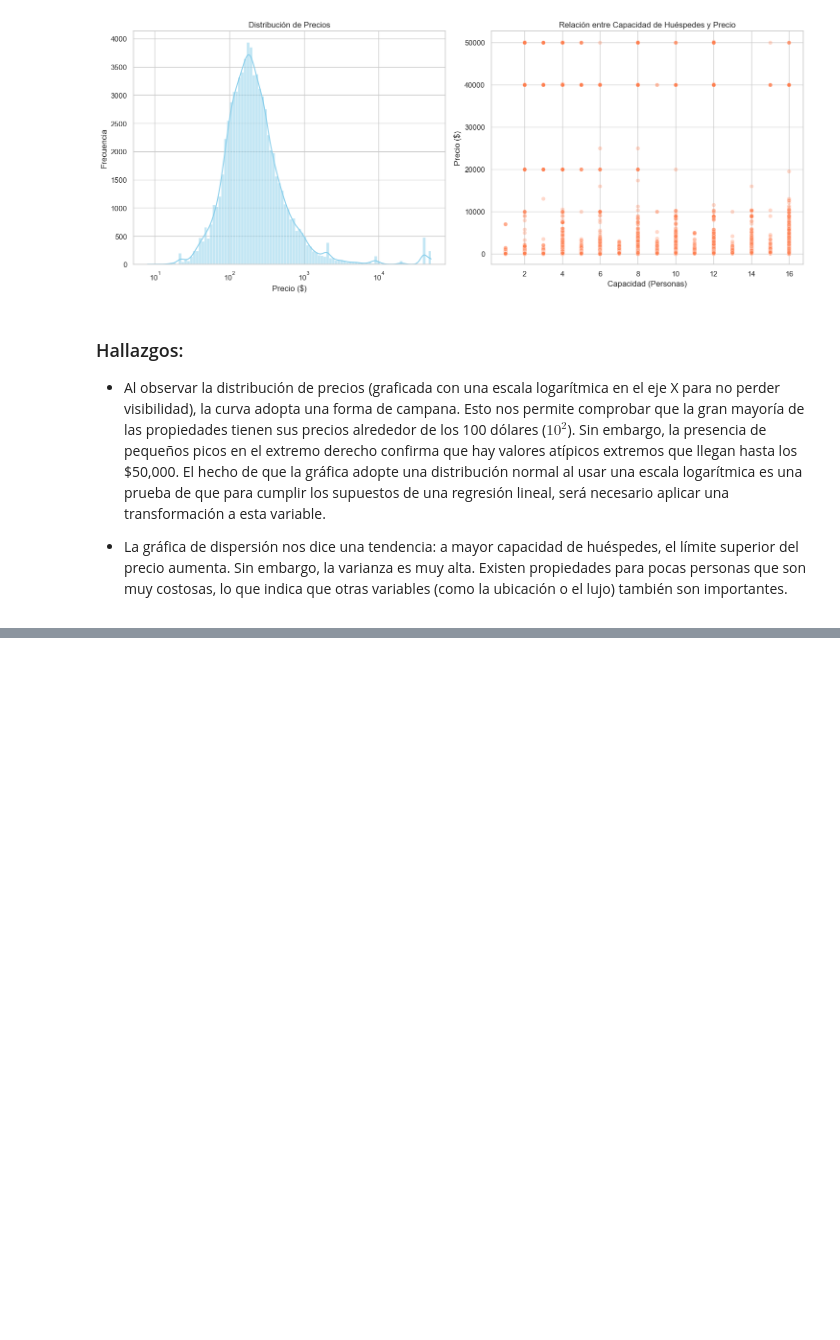
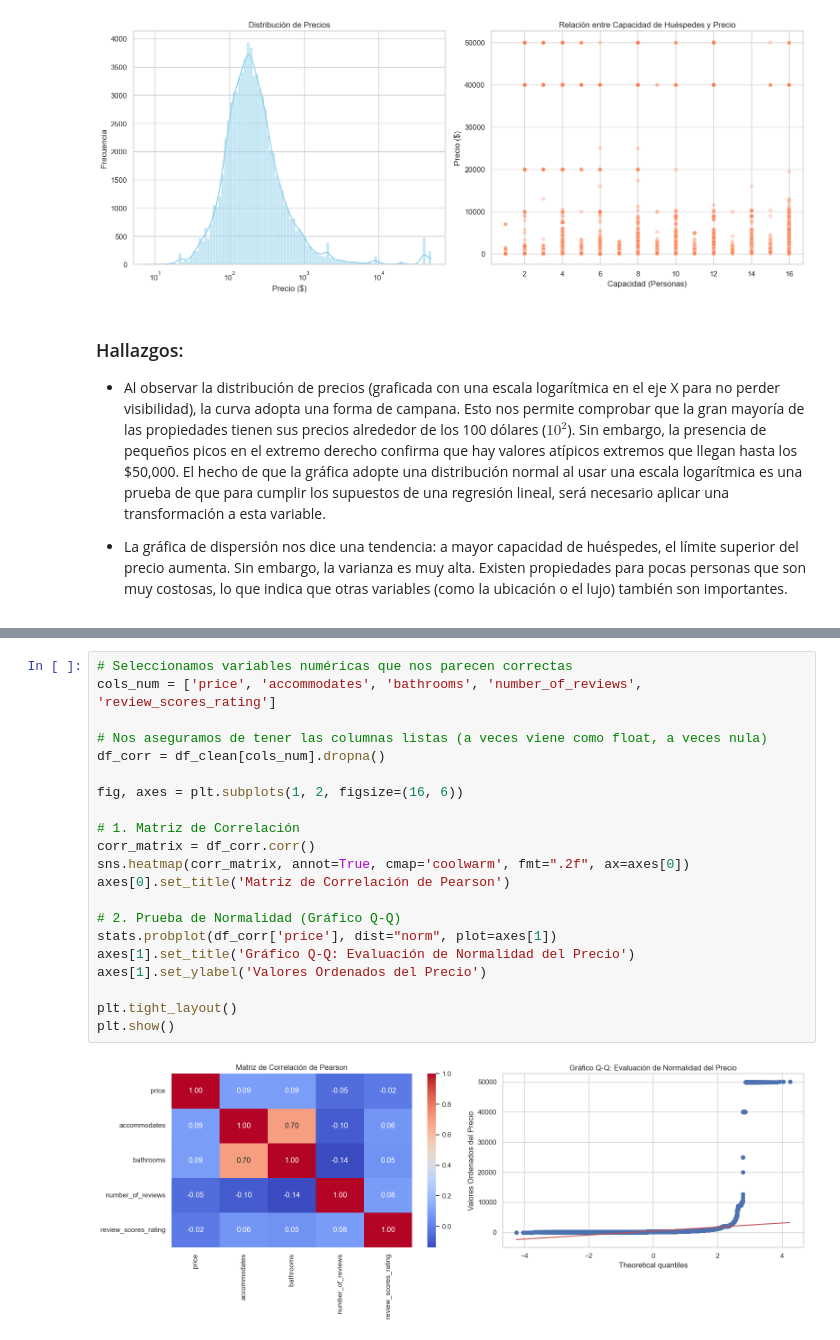
Before and after one commit to yosemm/Laboratorio3_Mineria, a Jupyter notebook: Analisis.ipynb, the cells around one changed output, grey strips where cells are left out. Drawn from its saved outputs; the diff is of its cells as text; blank space fills up the shorter version.

```diff
--- a/Analisis.ipynb
+++ b/Analisis.ipynb
@@ -128,0 +176,23 @@ plt.show()
+# %%
+# Seleccionamos variables numéricas que nos parecen correctas
+cols_num = ['price', 'accommodates', 'bathrooms', 'number_of_reviews', 'review_scores_rating']
+
+# Nos aseguramos de tener las columnas listas (a veces viene como float, a veces nula)
+df_corr = df_clean[cols_num].dropna()
+
+fig, axes = plt.subplots(1, 2, figsize=(16, 6))
+
+# 1. Matriz de Correlación
+corr_matrix = df_corr.corr()
+sns.heatmap(corr_matrix, annot=True, cmap='coolwarm', fmt=".2f", ax=axes[0])
+axes[0].set_title('Matriz de Correlación de Pearson')
+
+# 2. Prueba de Normalidad (Gráfico Q-Q)
+stats.probplot(df_corr['price'], dist="norm", plot=axes[1])
+axes[1].set_title('Gráfico Q-Q: Evaluación de Normalidad del Precio')
+axes[1].set_ylabel('Valores Ordenados del Precio')
+
+plt.tight_layout()
+plt.show()
+# %% [output]
+[figure, added]
```
Also changed, not shown: parts of 5 cells of this notebook.
